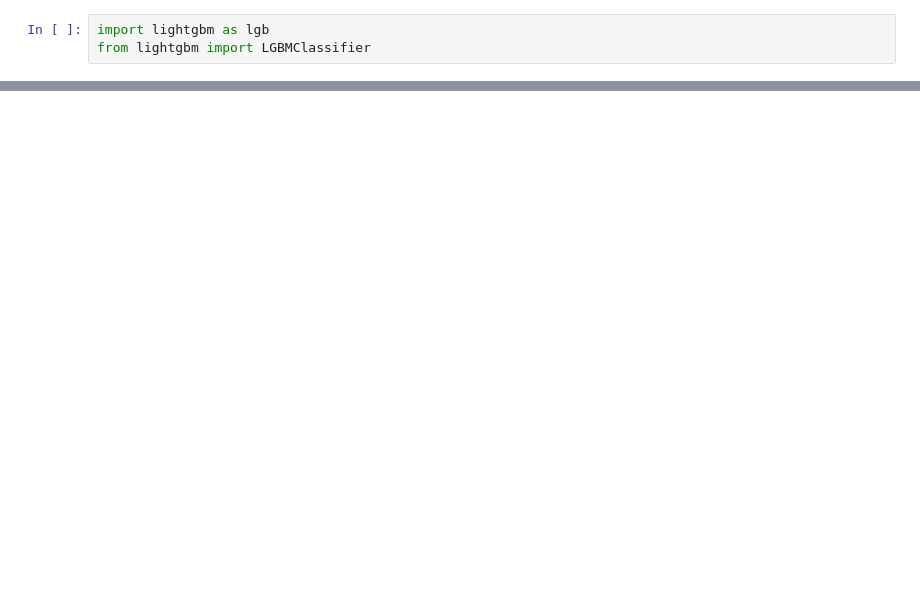
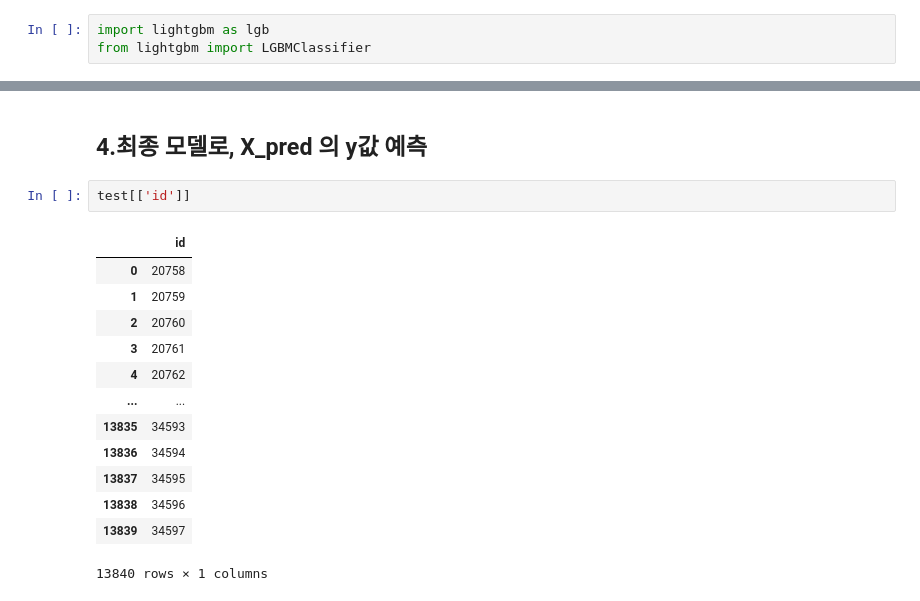
Before and after one commit to jonggu12/OBESITY_RISK, a Jupyter notebook: code/02_3. light_gbm.ipynb, the cells around one changed output, grey strips where cells are left out. Drawn from its saved outputs; the diff is of its cells as text; blank space fills up the shorter version.

```diff
--- a/code/02_3. light_gbm.ipynb
+++ b/code/02_3. light_gbm.ipynb
@@ -411,0 +490,18 @@ ValueError: Target is multiclass but average='binary'. Please choose another ave
+# %% [markdown]
+## 4.최종 모델로, X_pred 의 y값 예측
+# %%
+test[['id']]
+# %% [output]
+|  | id |
+| 0 | 20758 |
+| 1 | 20759 |
+| 2 | 20760 |
+| 3 | 20761 |
+| 4 | 20762 |
+| ... | ... |
+| 13835 | 34593 |
+| 13836 | 34594 |
+| 13837 | 34595 |
+| 13838 | 34596 |
+| 13839 | 34597 |
+13840 rows × 1 columns
```
Also changed, not shown: parts of 21 cells of this notebook, 1 other file.
